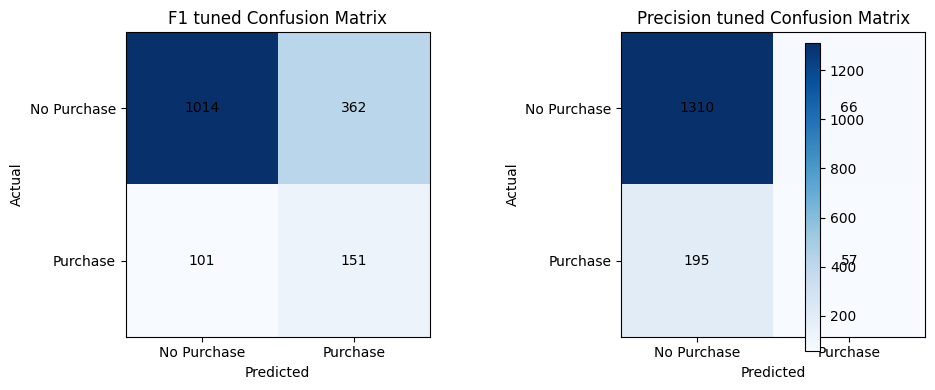
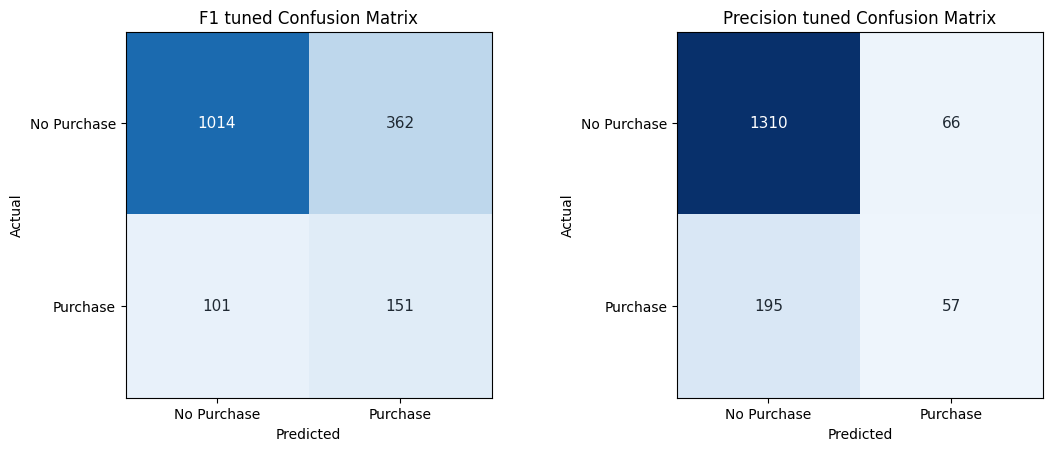
Unified diff of the notebook cell whose output changed from the first chart to the second:
--- before
+++ after
@@ -22,18 +22,23 @@
     display(confusion)
 
-fig, axes = plt.subplots(1, 2, figsize=(10, 4))
-for ax, (name, output) in zip(axes, model_outputs.items()):
-    cm = confusion_matrix(y_test_clean, output['y_pred'])
-    im = ax.imshow(cm, cmap='Blues')
+confusion_matrices = {
+    name: confusion_matrix(y_test_clean, output['y_pred'])
+    for name, output in model_outputs.items()
+}
+max_count = max(cm.max() for cm in confusion_matrices.values())
+
+fig, axes = plt.subplots(1, 2, figsize=(11, 4.4), constrained_layout=True)
+for ax, (name, cm) in zip(axes, confusion_matrices.items()):
+    im = ax.imshow(cm, cmap='Blues', vmin=0, vmax=max_count)
     ax.set_xticks([0, 1], ['No Purchase', 'Purchase'])
     ax.set_yticks([0, 1], ['No Purchase', 'Purchase'])
     for row in range(cm.shape[0]):
         for col in range(cm.shape[1]):
-            ax.text(col, row, str(cm[row, col]), ha='center', va='center')
+            value = cm[row, col]
+            text_color = 'white' if value > max_count * 0.55 else '#1f2933'
+            ax.text(col, row, str(value), ha='center', va='center', color=text_color, fontsize=11)
     ax.set_xlabel('Predicted')
     ax.set_ylabel('Actual')
     ax.set_title(f'{name} Confusion Matrix')
-fig.colorbar(im, ax=axes.ravel().tolist(), fraction=0.046, pad=0.04)
-plt.tight_layout()
 plt.show()
 

Commit: fix: clean random forest confusion matrix plot